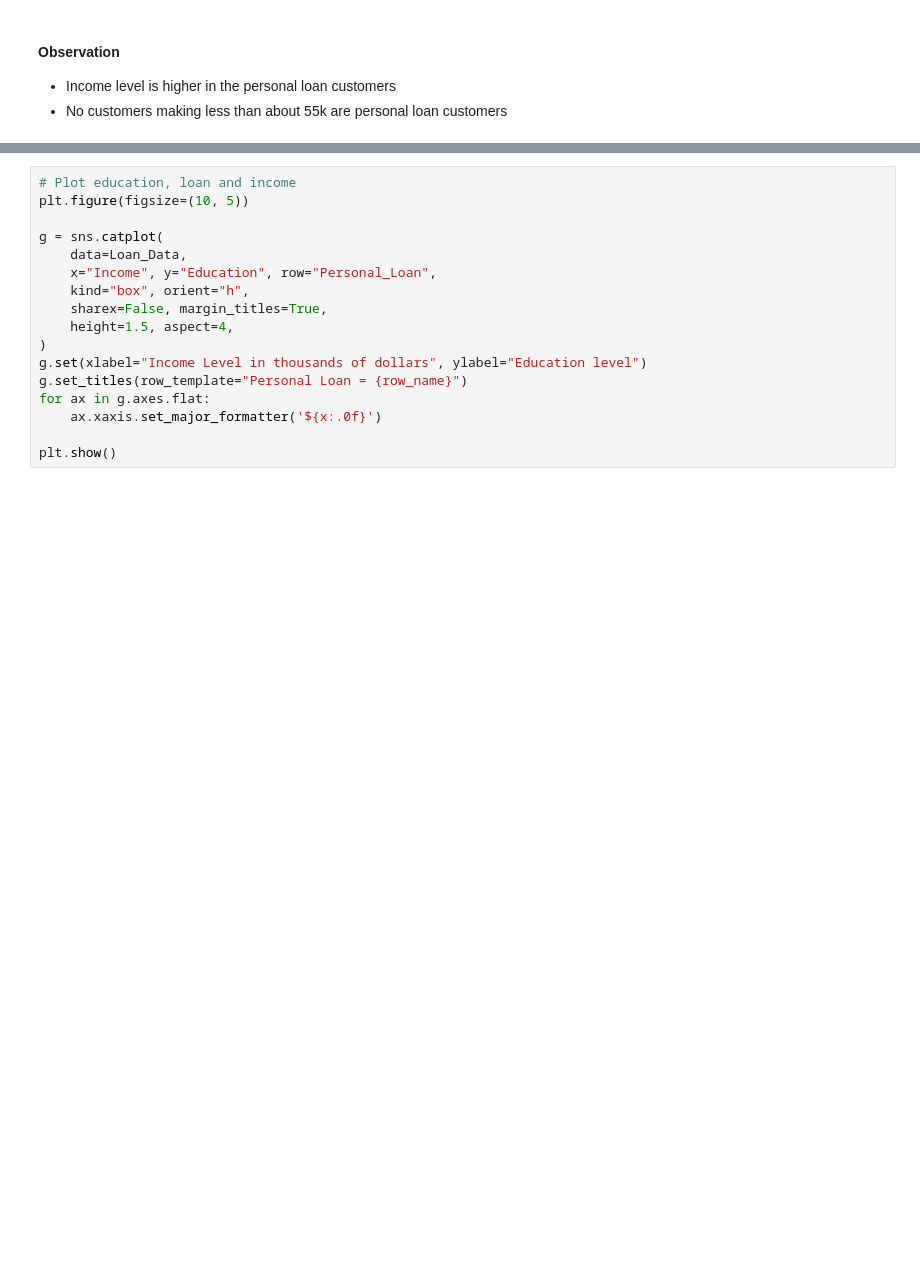
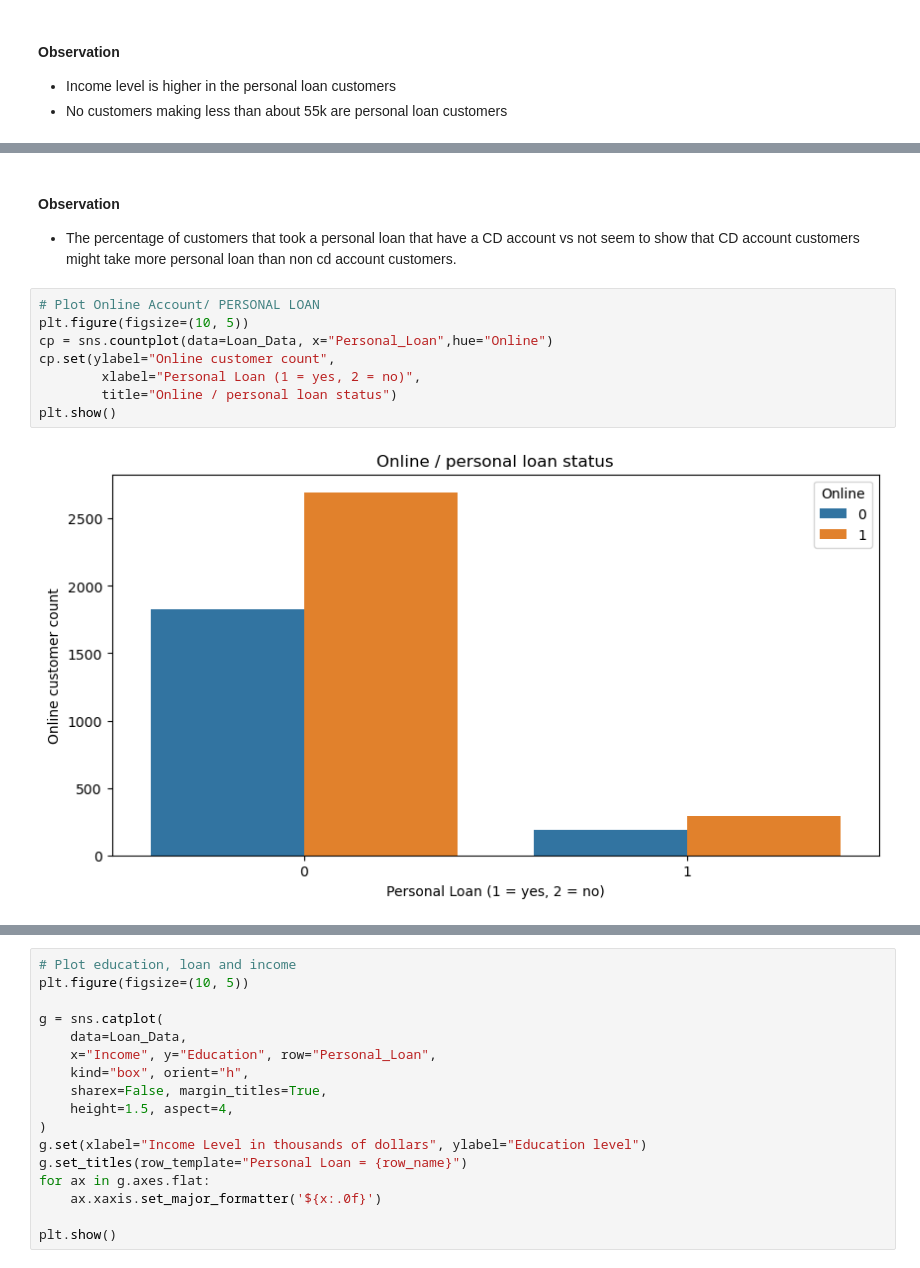
Before and after one commit to Drew75austin/Machine_Learning_Personal_Loan, a Jupyter notebook: Personal_Loan_Modelling.ipynb, the cells around one changed output, grey strips where cells are left out. Cells and saved outputs as stored; diff of their text form; blank space fills up the shorter version.

```diff
--- a/Personal_Loan_Modelling.ipynb
+++ b/Personal_Loan_Modelling.ipynb
@@ -610,0 +646,13 @@ plt.show()
+# %% [markdown]
+#### Observation
+- The percentage of customers that took a personal loan that have a CD account vs not seem to show that CD account customers might take more personal loan than non cd account customers.
+# %%
+# Plot Online Account/ PERSONAL LOAN
+plt.figure(figsize=(10, 5))
+cp = sns.countplot(data=Loan_Data, x="Personal_Loan",hue="Online")
+cp.set(ylabel="Online customer count",
+        xlabel="Personal Loan (1 = yes, 2 = no)",
+        title="Online / personal loan status")
+plt.show()
+# %% [output]
+[figure, added]
```
Also changed, not shown: parts of 11 cells of this notebook.
